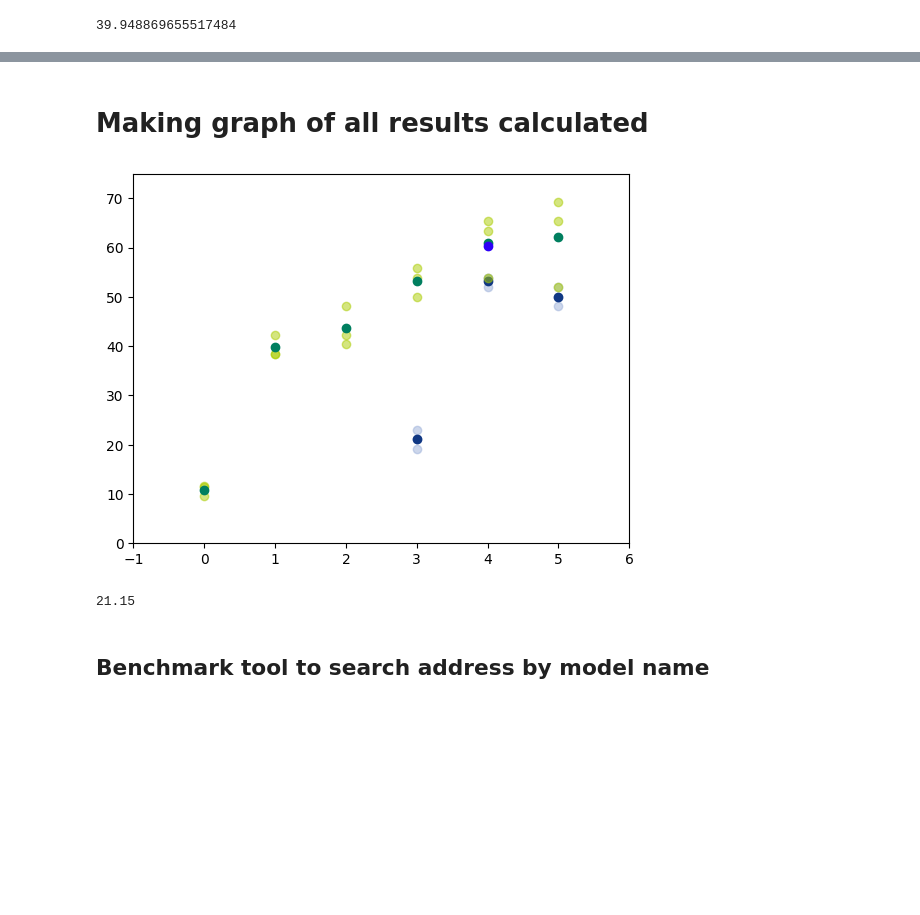
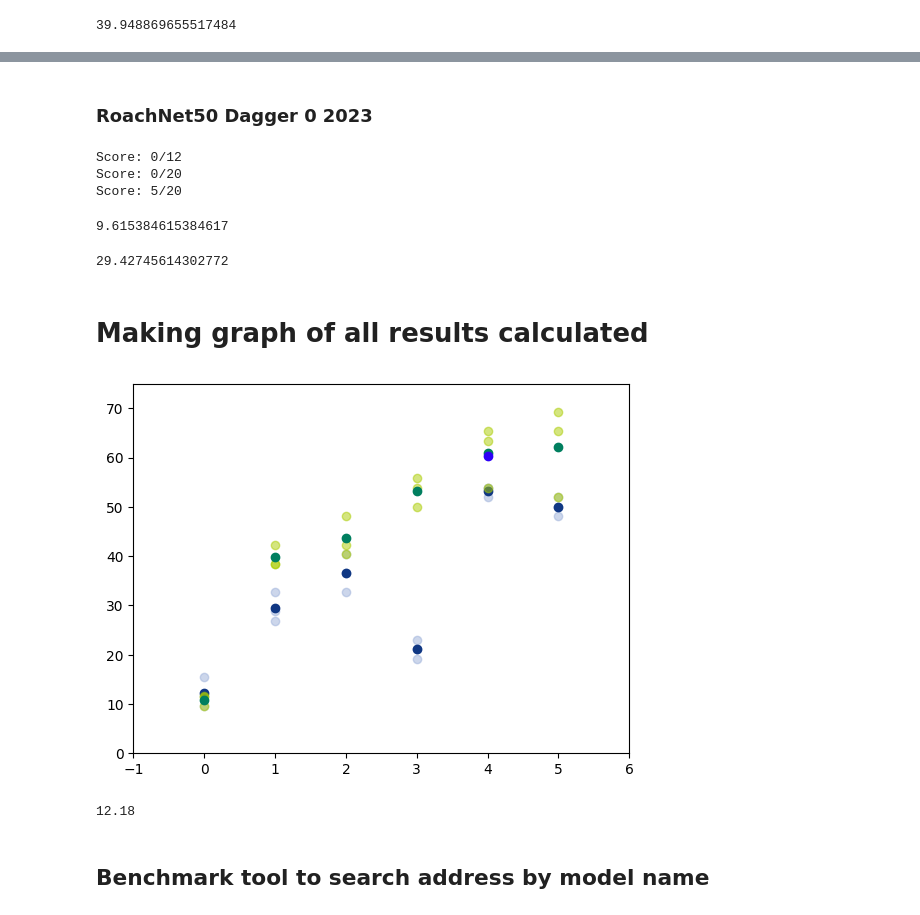
Before and after one commit to Shubhamcl/carla-roach, a Jupyter notebook: route_completion_scores.ipynb, the cells around one changed output, grey strips where cells are left out. Drawn from its saved outputs; the diff is of its cells as text; code cells hidden in the pictures; blank space fills up the shorter version.

```diff
--- a/route_completion_scores.ipynb
+++ b/route_completion_scores.ipynb
@@ -3001,3 +3186,26 @@ route_completion_ratio(list_of_addresses)
+# %% [markdown]
+### RoachNet50 Dagger 0 2023
+# %%
+list_of_addresses = [
+    '/home/shubham/Desktop/git/carla-roach/outputs/2024-04-02/15-47-41',
+    '/home/shubham/Desktop/git/carla-roach/outputs/2024-04-02/16-29-18',
+    '/home/shubham/Desktop/git/carla-roach/outputs/2024-04-02/19-16-42'
+]
+calc_success_rate(list_of_addresses)
+# %% [output]
+Score: 0/12
+Score: 0/20
+Score: 5/20
+9.615384615384617
+# %%
+list_of_addresses = [
+    '/home/shubham/Desktop/git/carla-roach/outputs/2024-04-02/15-47-41',
+    '/home/shubham/Desktop/git/carla-roach/outputs/2024-04-02/16-29-18',
+    '/home/shubham/Desktop/git/carla-roach/outputs/2024-04-02/19-16-42'
+]
+route_completion_ratio(list_of_addresses)
+# %% [output]
+29.42745614302772
 # %% [markdown]
 # Making graph of all results calculated
 # %%
@@ -3006,35 +3214,38 @@ import matplotlib.pyplot as plt
 # %%
 # RoachNet50 single seeds
 plt.scatter([5, 5, 5], [50.0, 51.92, 48.08], c='#9bafd9', alpha=0.5)
 plt.scatter([4, 4, 4], [53.85, 51.92, 53.85], c='#9bafd9', alpha=0.5)
 plt.scatter([3, 3, 3], [19.23, 21.15, 23.07], c='#9bafd9', alpha=0.5)
+plt.scatter([2, 2, 2], [32.69, 36.54, 40.38], c='#9bafd9', alpha=0.5)
+plt.scatter([1, 1, 1], [28.85, 26.92, 32.69], c='#9bafd9', alpha=0.5)
+plt.scatter([0, 0, 0], [15.38, 11.54, 9.62], c='#9bafd9', alpha=0.5)
 
 # RoachNet50 Averages
-plt.scatter([3, 4, 5], [21.15, 53.21, 50.0], c='#103783')
+plt.scatter([0, 1, 2, 3, 4, 5], [12.18, 29.49, 36.54, 21.15, 53.21, 50.0], c='#103783')
 
 # Dino v1 single seeds
 plt.scatter([0, 0, 0], [9.61, 11.34, 11.53], c='#aacc00', alpha=0.5)
 plt.scatter([1, 1, 1], [38.46, 42.31, 38.46], c='#aacc00', alpha=0.5)
 plt.scatter([2, 2, 2], [42.31, 40.39, 48.08], c='#aacc00', alpha=0.5)
 plt.scatter([3, 3, 3], [50.0, 53.85, 55.78], c='#aacc00', alpha=0.5)
 plt.scatter([4, 4, 4], [63.46, 65.38, 53.85], c='#aacc00', alpha=0.5)
 plt.scatter([5, 5, 5], [69.23, 51.92, 65.38], c='#aacc00', alpha=0.5)
 
 # Dino v1 Averages
 plt.scatter([0, 1, 2, 3, 4, 5], [10.86, 39.74, 43.59, 53.21, 60.90, 62.18], c='#007f5f')
 
 # old best / SegVPR
 plt.scatter([4], [60.25], c='#2d00f7')
 
 plt.xlim(-1,6)
 plt.ylim(0,75)
 plt.show()
 # %% [output]
-[figure, old version]
+[figure, new version]
-# %%
-np.mean([19.23, 21.15, 23.07])
-# %% [output]
-21.15
+# %%
+np.mean([15.38, 11.54, 9.62])
+# %% [output]
+12.18
 # %% [markdown]
 ## Benchmark tool to search address by model name
 # %%
```
Also changed, not shown: parts of 52 cells of this notebook, 5 other files.
